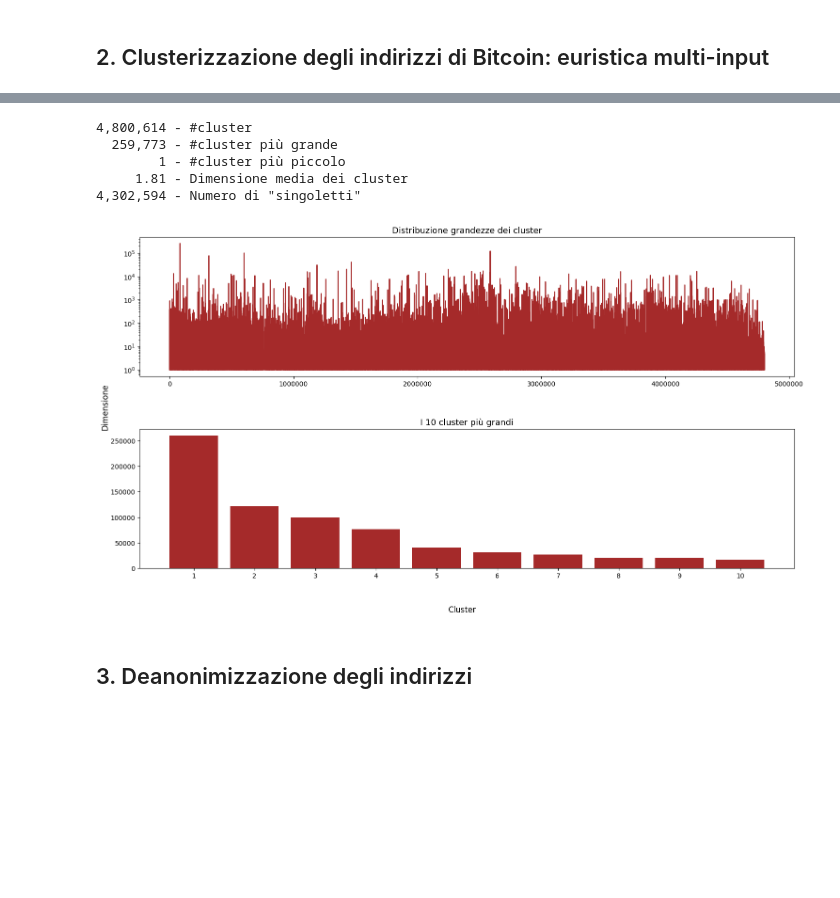
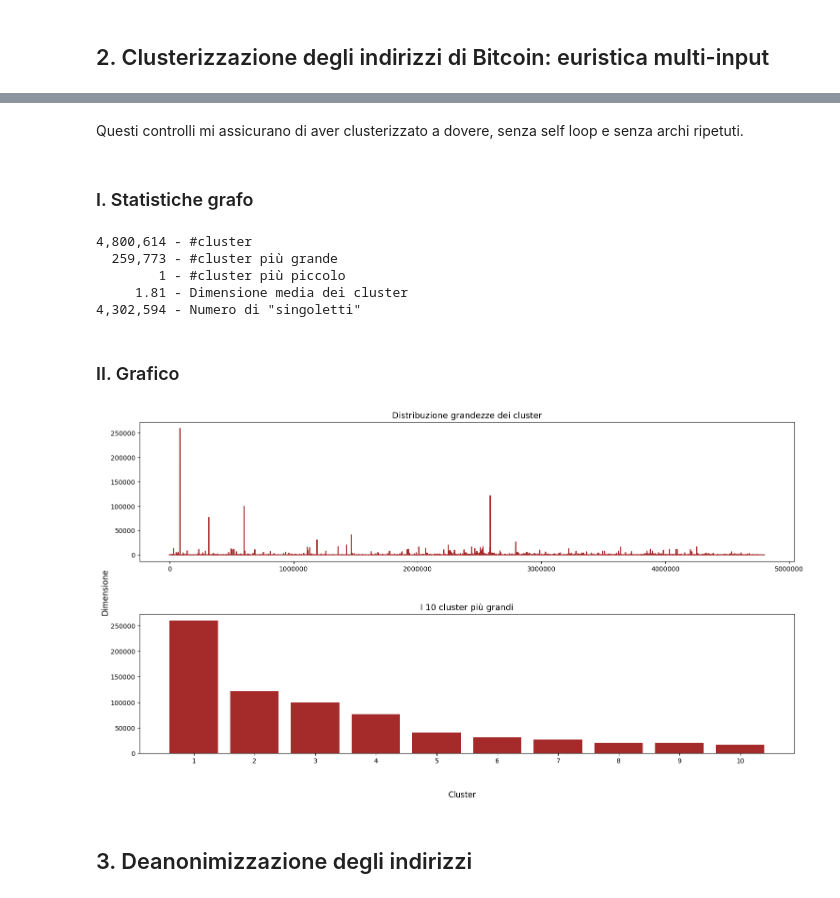
Before and after one commit to FlavRomano/CRAFTY, a Jupyter notebook: main.ipynb, the cells around one changed output, grey strips where cells are left out. Drawn from its saved outputs; the diff is of its cells as text; code cells hidden in the pictures; blank space fills up the shorter version.

```diff
--- a/main.ipynb
+++ b/main.ipynb
@@ -228,11 +239,11 @@ Ho verificato la correttezza del plotting su bitinfocharts
 # %%
 # considerare transazioni con input > 1
 inputs_transaction = inputs.merge(transactions, on="txId", how="inner").loc[:, ['txId', 'prevTxId', 'prevTxPos']]
-tmp = inputs_transaction.groupby("txId")["prevTxId"].count() # index == txId's
+tmp = inputs_transaction.groupby("txId")["prevTxId"].count() # tmp.index == txId's
 
 # associare allo stesso utente tutti gli addressId utilizzati nell'input della stessa transazione
-multi_inputs_transaction = (inputs_transaction.loc[inputs_transaction["txId"].isin(tmp.loc[tmp.values > 1].index)])
-multi_inputs_transaction = multi_inputs_transaction.merge(outputs, left_on=["prevTxId", "prevTxPos"], right_on=["txId", "position"])
+multi_inputs_transaction = (inputs_transaction.loc[inputs_transaction["txId"].isin(tmp.loc[tmp.values > 1].index)]).reset_index(drop=True)
+multi_inputs_transaction = multi_inputs_transaction.merge(outputs, left_on=["prevTxId", "prevTxPos"], right_on=["txId", "position"], how="inner")
 multi_inputs_transaction = multi_inputs_transaction.loc[:, ['txId_x', 'addressId']].rename(columns={"txId_x": "txId"}).set_index("addressId")
 print(multi_inputs_transaction)
 # %% [output]
@@ -269,6 +286,8 @@ for addressIds in multi_inputs_dict.values():
 nx.freeze(graph)
 
 wcc = list(nx.weakly_connected_components(graph)) # lista di set di addressId
+# %% [markdown]
+Questi controlli mi assicurano di aver clusterizzato a dovere, senza self loop e senza archi ripetuti.
 # %%
 if len(list(nx.nodes_with_selfloops(graph))) != 0:
     print("> Error... trovato self loop con primo address")
@@ -281,6 +298,8 @@ for addressIds in multi_inputs_dict.values():
         if graph.number_of_edges(first_node, address) > 1:
             print("> Error... trovato arco ripetuto")
             break
+# %% [markdown]
+### I. Statistiche grafo
 # %%
 cluster_dim = [len(c) for c in wcc]
 max_cluster = max(wcc, key=len)
@@ -299,27 +318,29 @@ print(f'{number_of_singlets:9,} - Numero di "singoletti"')
         1 - #cluster più piccolo
      1.81 - Dimensione media dei cluster
 4,302,594 - Numero di "singoletti"
+# %% [markdown]
+### II. Grafico
 # %%
 import heapq
 
 biggest_clusters = heapq.nlargest(10, wcc, key=len)
 
 fig, [ax1, ax2] = plt.subplots(nrows=2, ncols=1, figsize=(16, 9))
 fig.tight_layout(pad=6)
 fig.supxlabel('Cluster')
 fig.supylabel('Dimensione')
 
 ax1.set_title("Distribuzione grandezze dei cluster", fontsize=13)
 ax1.ticklabel_format(useOffset=False, style="plain")
-ax1.set_yscale("log")
+# ax1.set_yscale("log")
 ax1.plot(cluster_dim, color="brown")
 
 ax2.set_title("I 10 cluster più grandi", fontsize=13)
 xticks = range(1,11,1)
 ax2.bar(x=xticks, height=[len(c) for c in biggest_clusters], tick_label=xticks, color="brown")
 
 plt.show()
 # %% [output]
-[figure, old version]
+[figure, new version]
 # %% [markdown]
 ## 3. Deanonimizzazione degli indirizzi
```
Also changed, not shown: parts of 26 cells of this notebook.
